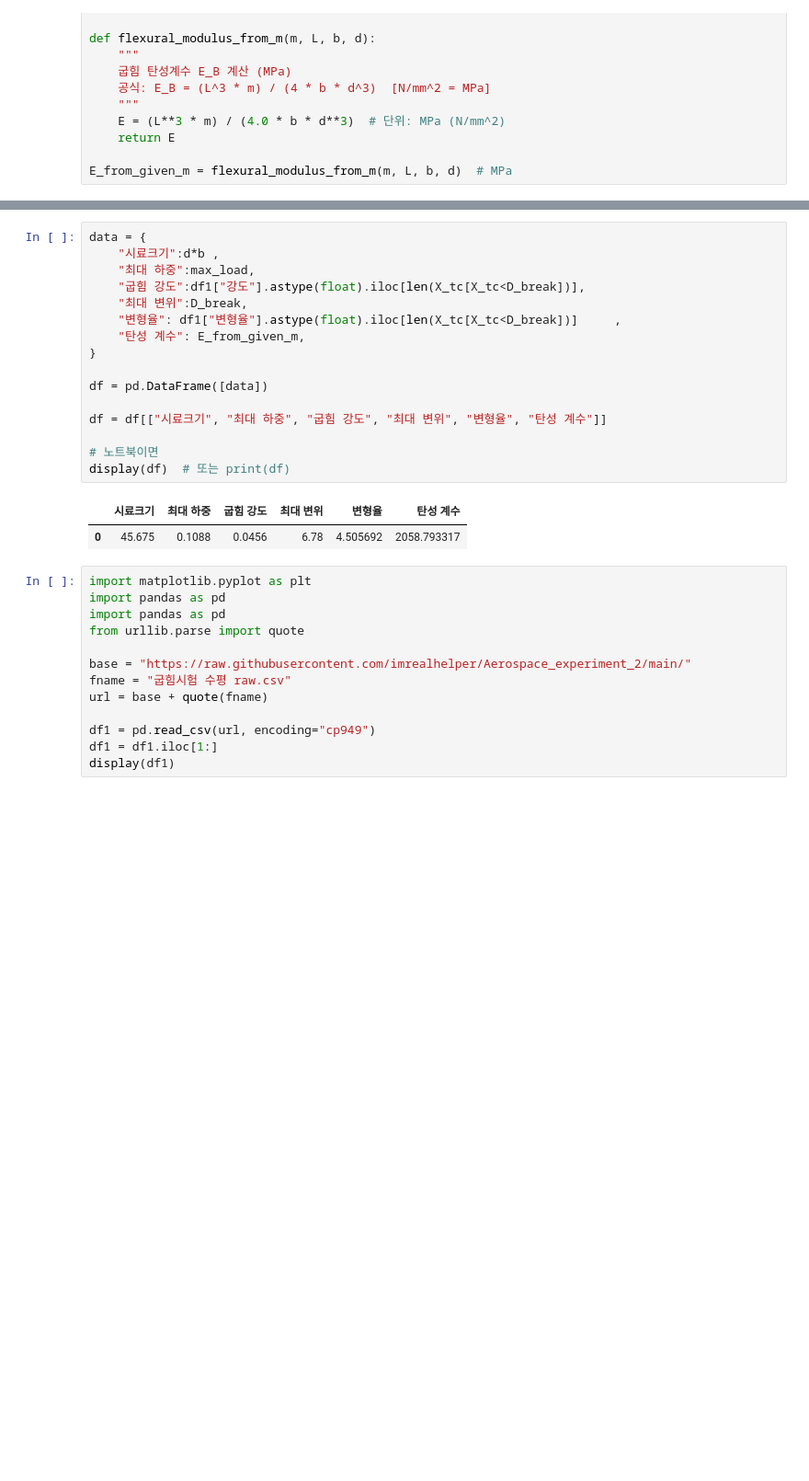
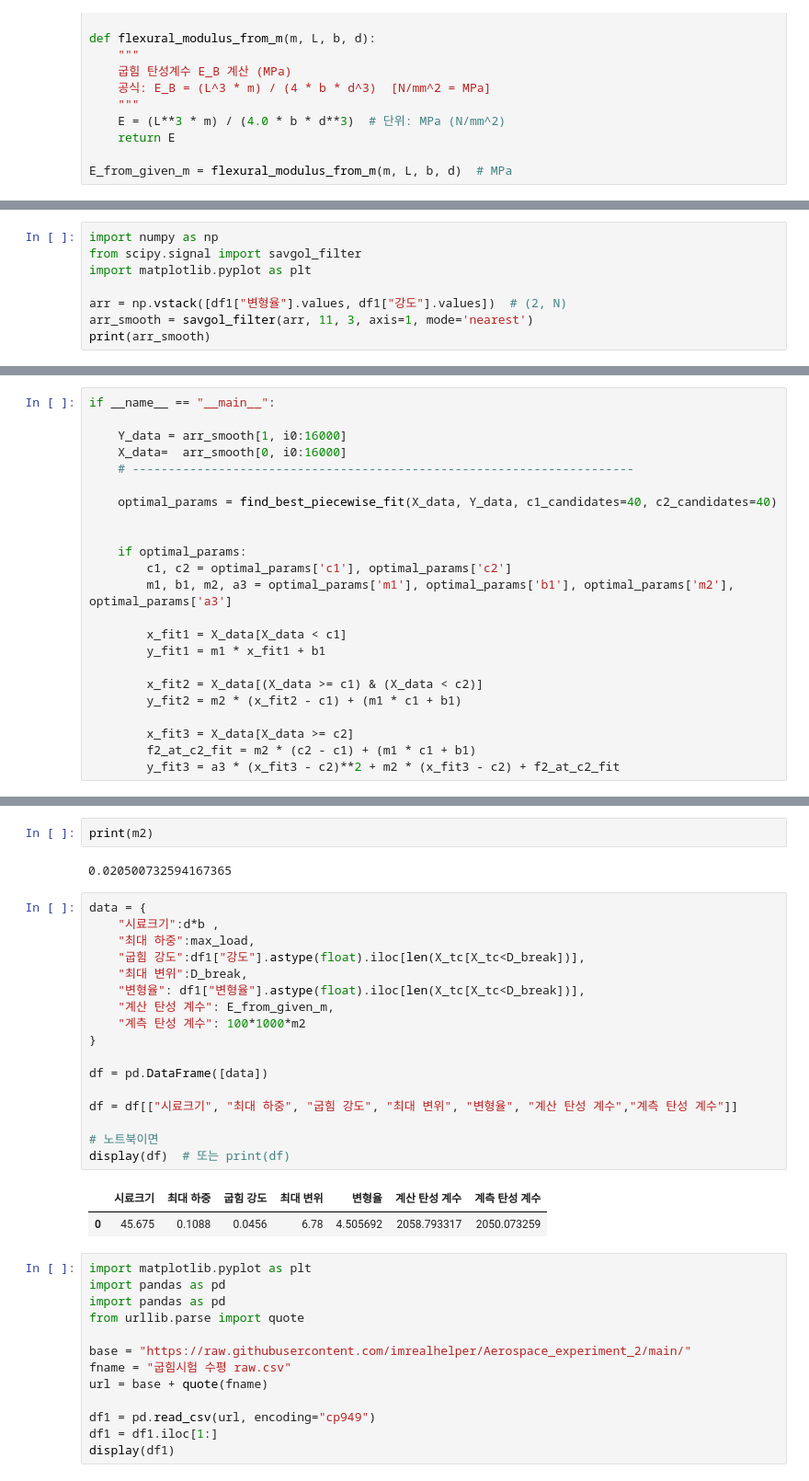
Before and after one commit to imrealhelper/Aerospace_experiment_2, a Jupyter notebook: 3점굽힘시험_plot.ipynb, the cells around one changed output, grey strips where cells are left out. Shown at 92% size. Drawn from its saved outputs; the diff is of its cells as text; blank space fills up the shorter version.

```diff
--- a/3점굽힘시험_plot.ipynb
+++ b/3점굽힘시험_plot.ipynb
@@ -599,0 +615,8 @@ E_from_given_m = flexural_modulus_from_m(m, L, b, d)  # MPa
+# %%
+import numpy as np
+from scipy.signal import savgol_filter
+import matplotlib.pyplot as plt
+
+arr = np.vstack([df1["변형율"].values, df1["강도"].values])  # (2, N)
+arr_smooth = savgol_filter(arr, 11, 3, axis=1, mode='nearest')
+print(arr_smooth)
@@ -599,0 +683,23 @@ E_from_given_m = flexural_modulus_from_m(m, L, b, d)  # MPa
+# %%
+if __name__ == "__main__":
+
+    Y_data = arr_smooth[1, i0:16000]
+    X_data=  arr_smooth[0, i0:16000]
+    # ----------------------------------------------------------------------
+
+    optimal_params = find_best_piecewise_fit(X_data, Y_data, c1_candidates=40, c2_candidates=40)
+
+
+    if optimal_params:
+        c1, c2 = optimal_params['c1'], optimal_params['c2']
+        m1, b1, m2, a3 = optimal_params['m1'], optimal_params['b1'], optimal_params['m2'], optimal_params['a3']
+
+        x_fit1 = X_data[X_data < c1]
+        y_fit1 = m1 * x_fit1 + b1
+
+        x_fit2 = X_data[(X_data >= c1) & (X_data < c2)]
+        y_fit2 = m2 * (x_fit2 - c1) + (m1 * c1 + b1)
+
+        x_fit3 = X_data[X_data >= c2]
+        f2_at_c2_fit = m2 * (c2 - c1) + (m1 * c1 + b1)
+        y_fit3 = a3 * (x_fit3 - c2)**2 + m2 * (x_fit3 - c2) + f2_at_c2_fit
@@ -600,22 +764,27 @@ E_from_given_m = flexural_modulus_from_m(m, L, b, d)  # MPa
+# %%
+print(m2)
+# %% [output]
+0.020500732594167365
 # %%
 data = {
     "시료크기":d*b ,
     "최대 하중":max_load,
     "굽힘 강도":df1["강도"].astype(float).iloc[len(X_tc[X_tc<D_break])],
     "최대 변위":D_break,
-    "변형율": df1["변형율"].astype(float).iloc[len(X_tc[X_tc<D_break])]     ,
-    "탄성 계수": E_from_given_m,
+    "변형율": df1["변형율"].astype(float).iloc[len(X_tc[X_tc<D_break])],
+    "계산 탄성 계수": E_from_given_m,
+    "계측 탄성 계수": 100*1000*m2
 }
 
 df = pd.DataFrame([data])
 
-df = df[["시료크기", "최대 하중", "굽힘 강도", "최대 변위", "변형율", "탄성 계수"]]
+df = df[["시료크기", "최대 하중", "굽힘 강도", "최대 변위", "변형율", "계산 탄성 계수","계측 탄성 계수"]]
 
 # 노트북이면
 display(df)  # 또는 print(df)
 # %% [output]
-|  | 시료크기 | 최대 하중 | 굽힘 강도 | 최대 변위 | 변형율 | 탄성 계수 |
-| 0 | 45.675 | 0.1088 | 0.0456 | 6.78 | 4.505692 | 2058.793317 |
+|  | 시료크기 | 최대 하중 | 굽힘 강도 | 최대 변위 | 변형율 | 계산 탄성 계수 | 계측 탄성 계수 |
+| 0 | 45.675 | 0.1088 | 0.0456 | 6.78 | 4.505692 | 2058.793317 | 2050.073259 |
 # %%
 import matplotlib.pyplot as plt
 import pandas as pd
```
Also changed, not shown: parts of 15 cells of this notebook.
